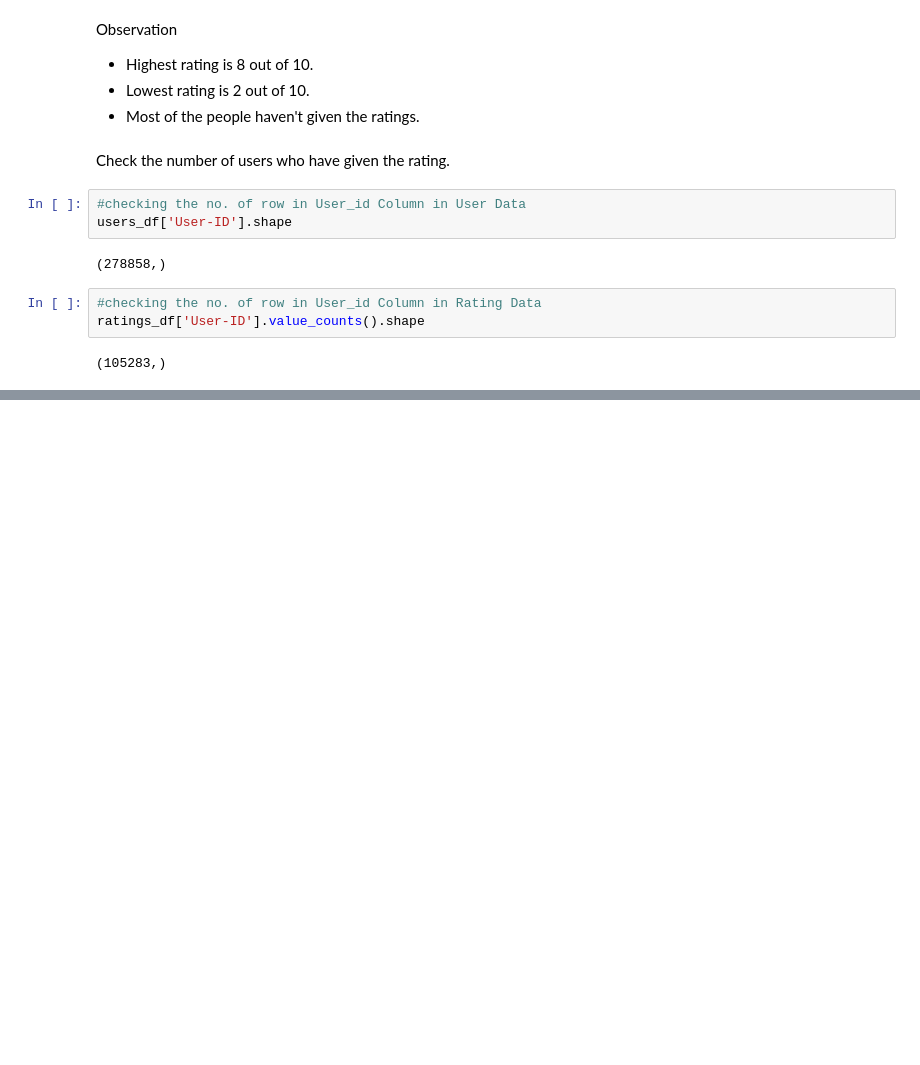
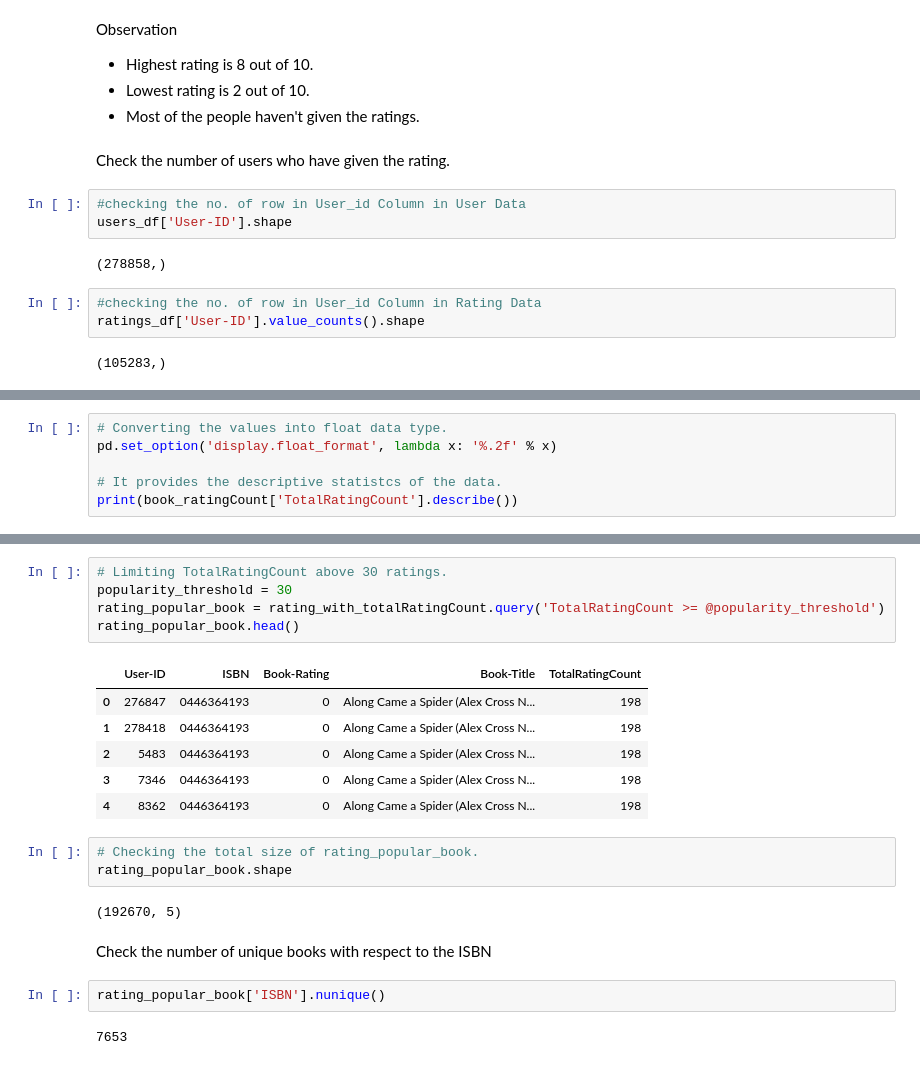
Before and after one commit to Aaryant31/Book_Recommendation_system, a Jupyter notebook: Rahul_Kumar_Soni_Book_Recommendation_System.ipynb, the cells around one changed output, grey strips where cells are left out. Saved outputs shown, nothing was run; the diff lists cells and outputs as text; blank space fills up the shorter version.

```diff
--- a/Rahul_Kumar_Soni_Book_Recommendation_System.ipynb
+++ b/Rahul_Kumar_Soni_Book_Recommendation_System.ipynb
@@ -272,0 +399,6 @@ ratings_df['User-ID'].value_counts().shape
+# %%
+# Converting the values into float data type.
+pd.set_option('display.float_format', lambda x: '%.2f' % x)
+
+# It provides the descriptive statistcs of the data.
+print(book_ratingCount['TotalRatingCount'].describe())
@@ -272,0 +440,23 @@ ratings_df['User-ID'].value_counts().shape
+# %%
+# Limiting TotalRatingCount above 30 ratings.
+popularity_threshold = 30
+rating_popular_book = rating_with_totalRatingCount.query('TotalRatingCount >= @popularity_threshold')
+rating_popular_book.head()
+# %% [output]
+|  | User-ID | ISBN | Book-Rating | Book-Title | TotalRatingCount |
+| 0 | 276847 | 0446364193 | 0 | Along Came a Spider (Alex Cross N... | 198 |
+| 1 | 278418 | 0446364193 | 0 | Along Came a Spider (Alex Cross N... | 198 |
+| 2 | 5483 | 0446364193 | 0 | Along Came a Spider (Alex Cross N... | 198 |
+| 3 | 7346 | 0446364193 | 0 | Along Came a Spider (Alex Cross N... | 198 |
+| 4 | 8362 | 0446364193 | 0 | Along Came a Spider (Alex Cross N... | 198 |
+# %%
+# Checking the total size of rating_popular_book.
+rating_popular_book.shape
+# %% [output]
+(192670, 5)
+# %% [markdown]
+Check the number of unique books with respect to the ISBN
+# %%
+rating_popular_book['ISBN'].nunique()
+# %% [output]
+7653
```
Also changed, not shown: parts of 25 cells of this notebook.
